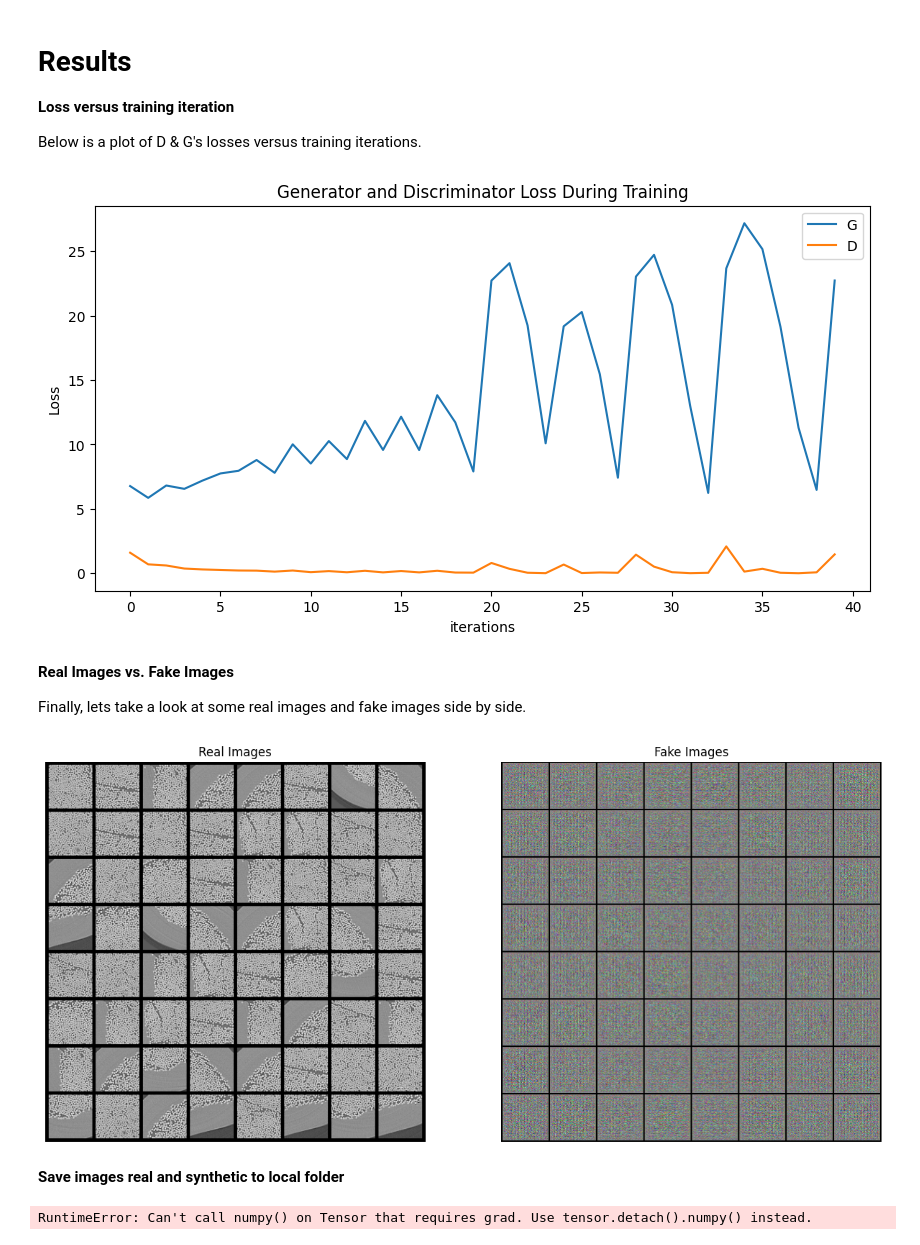
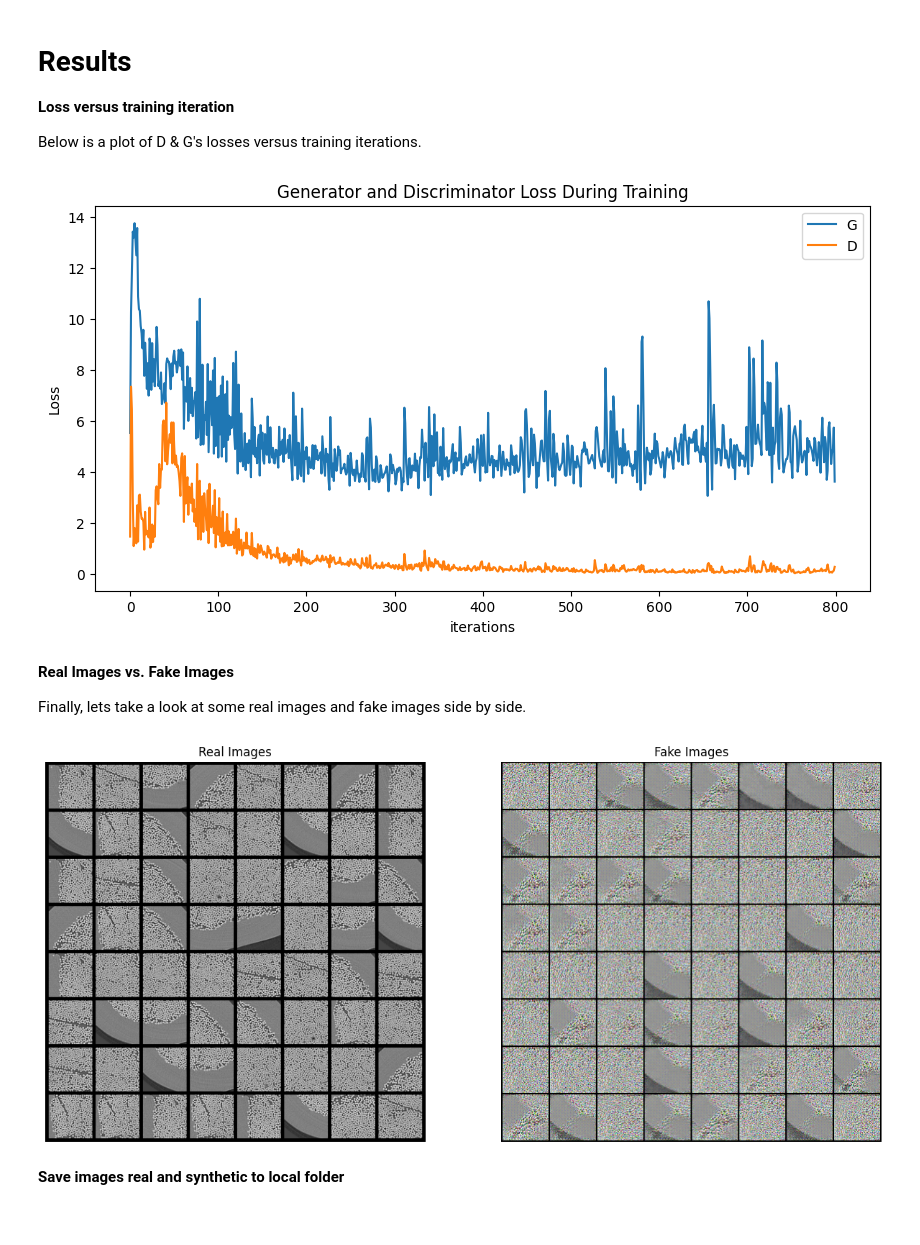
Before and after one commit to lbl-camera/genAI, a Jupyter notebook: dcgan_training.ipynb, the cells around one changed output. Drawn from its saved outputs; the diff is of its cells as text; code cells hidden in the pictures.

Commit message:
refactored dcgan training

```diff
--- a/dcgan_training.ipynb
+++ b/dcgan_training.ipynb
@@ -289,7 +290,7 @@ fake_label = 0.
 
 # Setup Adam optimizers for both G and D
 optimizerD = optim.Adam(netD.parameters(), lr=lr, betas=(beta1, 0.999))
-optimizerG = optim.Adam(netG.parameters(), lr=lr, betas=(beta1, 0.999))
+optimizerG = optim.Adam(netG.parameters(), lr=0.004, betas=(beta1, 0.999))
 # %% [markdown]
 Training
 ========
@@ -303,6 +304,7 @@ D_losses = []
 iters = 0
 
 lst_fakes = []
+
 print("Starting Training Loop...")
 # For each epoch
 for epoch in range(num_epochs):
@@ -372,15 +374,15 @@ for epoch in range(num_epochs):
         # Target: ~1000 images
         target_generated_images = 1000
 
-        # Only collect until the target is reached
-        if len(lst_fakes) < target_generated_images:
-          with torch.no_grad():
-            noise = torch.randn(batch_size, nz, 1, 1, device=device)
-            fake = netG(noise).detach().cpu()
-            for img in fake:
-              if len(lst_fakes) >= target_generated_images:
-                break
-              lst_fakes.append(img)
+        # Check how the generator is doing by saving G's output on fixed_noise
+        if (iters % 500 == 0) or ((epoch == num_epochs-1) and (i == len(dataloader)-1)):
+            with torch.no_grad():
+                fake = netG(fixed_noise).detach().cpu()
+                for i, img in enumerate(fake):
+                  lst_fakes.append(img)  # Save individual images
+            img_list.append(vutils.make_grid(fake, padding=2, normalize=True))
+
+
 
         iters += 1
 # %% [output]
@@ -420,7 +422,7 @@ plt.ylabel("Loss")
 plt.legend()
 plt.show()
 # %% [output]
-[figure, old version]
+[figure, new version]
 # %% [markdown]
 **Real Images vs. Fake Images**
 
@@ -429,45 +431,26 @@ side.
 # %%
 # Grab a batch of real images from the dataloader
 real_batch = next(iter(dataloader))
 
 # Plot real images
 plt.figure(figsize=(15,15))
 plt.subplot(1,2,1)
 plt.axis("off")
 plt.title("Real Images")
 plt.imshow(
     np.transpose(
         vutils.make_grid(real_batch[0][:64].to(device), padding=5, normalize=True).cpu(),
         (1, 2, 0)
     )
 )
-# Plot fake images
+
+# Plot the fake images from the last epoch
 plt.subplot(1,2,2)
 plt.axis("off")
 plt.title("Fake Images")
-img = vutils.make_grid(lst_fakes[:64], normalize=True).cpu()
-img = np.transpose(img, (1, 2, 0))
-img = np.clip(img, 0, 1)
-plt.imshow(img)
+plt.imshow(np.transpose(img_list[-1],(1,2,0)))
 plt.show()
 # %% [output]
-[figure, old version]
+[figure, new version]
 # %% [markdown]
 **Save images real and synthetic to local folder**
-# %%
-from skimage import io
-from tqdm import tqdm
-i = 0
-data = "rocksample"
-save_path = "/content/drive/MyDrive/CAMERA Stable Diffusion/generated_samples/{}/gan/patches_dcgan_newtraining".format(data)
-
-for img in tqdm(fake):
-
-    img = (img - img.min()) / (img.max() - img.min())
-    img = img.cpu().numpy()
-    img = np.transpose(img, (1, 2, 0))  # (64, 64, 3)
-    img = (img * 255).astype(np.uint8)
-    io.imsave(os.path.join(save_path, "patch_{}.png".format(i)), img)
-    i += 1
-# %% [output]
-RuntimeError: Can't call numpy() on Tensor that requires grad. Use tensor.detach().numpy() instead.
```
Also changed, not shown: parts of 4 cells of this notebook.
